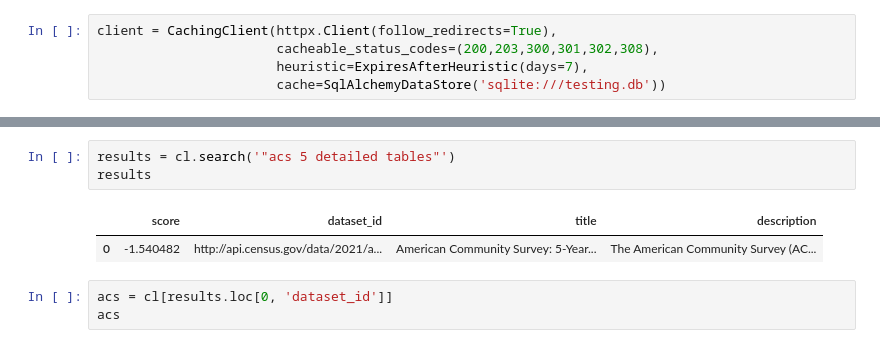
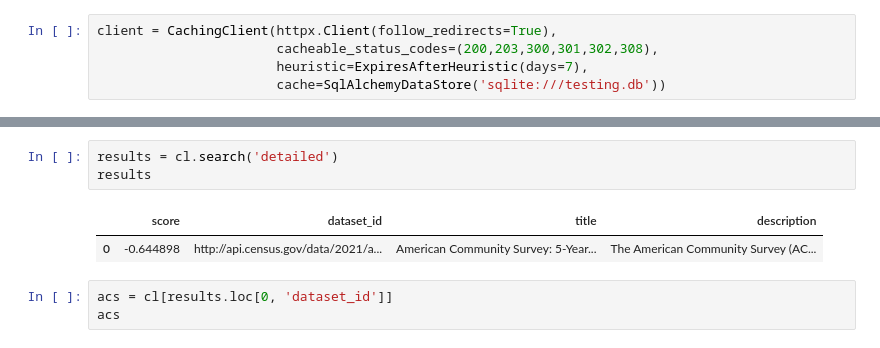
Before and after one commit to nkrishnaswami/uscensus, a Jupyter notebook: Census-example.ipynb, the cells around one changed output, grey strips where cells are left out. Drawn from its saved outputs; the diff is of its cells as text.

```diff
--- a/Census-example.ipynb
+++ b/Census-example.ipynb
@@ -54,9 +52,9 @@ Wall time: 3min 9s
 # %%
-results = cl.search('"acs 5 detailed tables"')
+results = cl.search('detailed')
 results
 # %% [output]
 |  | score | dataset_id | title | description |
-| 0 | -1.540482 | http://api.census.gov/data/2021/a... | American Community Survey: 5-Year... | The American Community Survey (AC... |
+| 0 | -0.644898 | http://api.census.gov/data/2021/a... | American Community Survey: 5-Year... | The American Community Survey (AC... |
 # %%
 acs = cl[results.loc[0, 'dataset_id']]
 acs
```
Also changed, not shown: parts of 3 cells of this notebook, 1 other file.
